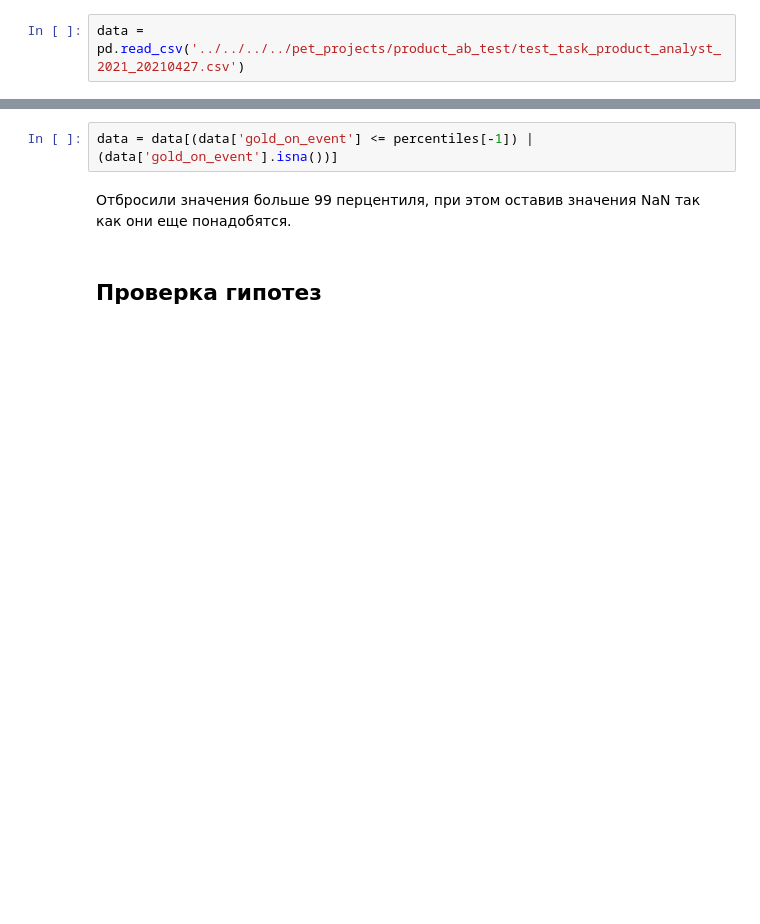
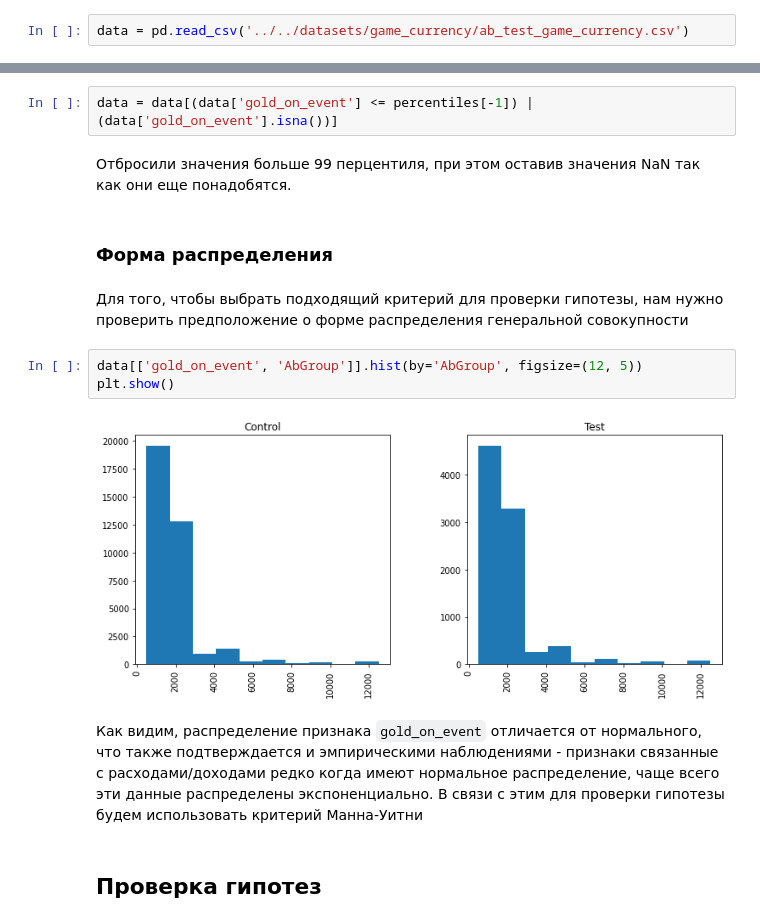
Before and after one commit to MaksimPerepeliuk/data_analyst_YP, a Jupyter notebook: ab_test_analysis_game_currency_spending/ab_test_gamedev.ipynb, the cells around one changed output, grey strips where cells are left out. Saved outputs shown, nothing was run; the diff lists cells and outputs as text; blank space fills up the shorter version.

```diff
--- a/ab_test_analysis_game_currency_spending/ab_test_gamedev.ipynb
+++ b/ab_test_analysis_game_currency_spending/ab_test_gamedev.ipynb
@@ -39,7 +39,7 @@ import scipy.stats as st
 
 pd.options.mode.chained_assignment = None
 # %%
-data = pd.read_csv('../../../../pet_projects/product_ab_test/test_task_product_analyst_2021_20210427.csv')
+data = pd.read_csv('../../datasets/game_currency/ab_test_game_currency.csv')
 # %%
 data.head()
 # %% [output]
@@ -357,6 +357,17 @@ array([ 2900.,  4800., 12500.])
 data = data[(data['gold_on_event'] <= percentiles[-1]) | (data['gold_on_event'].isna())]
 # %% [markdown]
 Отбросили значения больше 99 перцентиля, при этом оставив значения NaN так как они еще понадобятся.
+# %% [markdown]
+### Форма распределения
+# %% [markdown]
+Для того, чтобы выбрать подходящий критерий для проверки гипотезы, нам нужно проверить предположение о форме распределения генеральной совокупности
+# %%
+data[['gold_on_event', 'AbGroup']].hist(by='AbGroup', figsize=(12, 5))
+plt.show()
+# %% [output]
+[figure, added]
+# %% [markdown]
+Как видим, распределение признака `gold_on_event` отличается от нормального, что также подтверждается и эмпирическими наблюдениями - признаки связанные с расходами/доходами редко когда имеют нормальное распределение, чаще всего эти данные распределены экспоненциально. В связи с этим для проверки гипотезы будем использовать критерий Манна-Уитни
 # %% [markdown]
 ## Проверка гипотез
 # %% [markdown]
```
Also changed, not shown: parts of 10 cells of this notebook, 2 other files.
